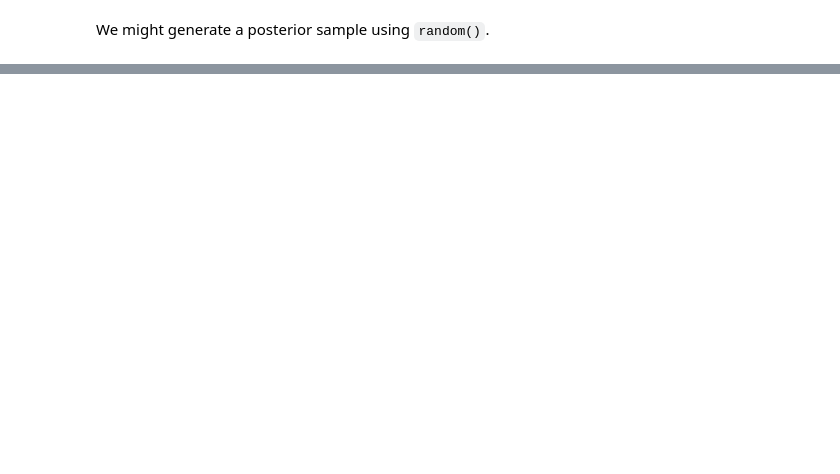
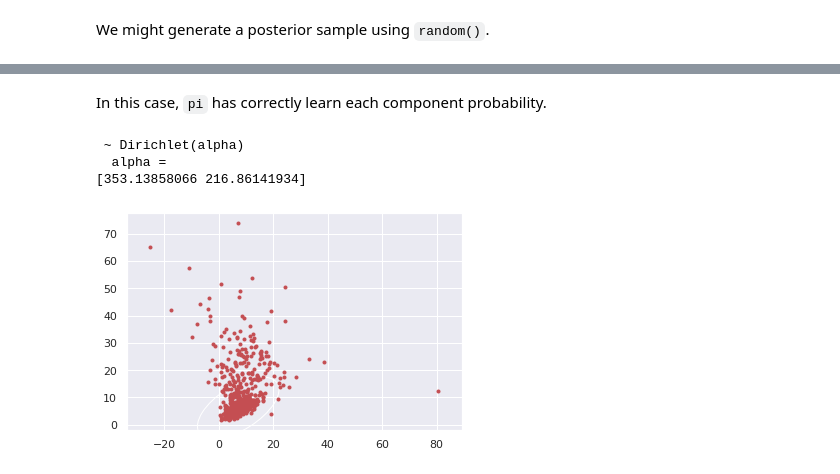
Before and after one commit to Ludvins/Statistical-Models-with-Variational-Methods, a Jupyter notebook: src/Gaussian_mixture_BayesPy_Breast_Cancer.ipynb, the cells around one changed output, grey strips where cells are left out. Saved outputs shown, nothing was run; the diff lists cells and outputs as text; code cells hidden in the pictures; blank space fills up the shorter version.

```diff
--- a/src/Gaussian_mixture_BayesPy_Breast_Cancer.ipynb
+++ b/src/Gaussian_mixture_BayesPy_Breast_Cancer.ipynb
@@ -228,0 +162,8 @@ print(x.random())
+# %%
+vae_model = vae(2, 100, dim)
+q_vae = Q_vae(2, 100, dim)
+
+optimizer = tf.train.AdamOptimizer(0.01)
+VI_vae = inf.inference.VI(q_vae, optimizer=optimizer, epochs=4000)
+vae_model.fit({"x": X}, VI_vae)
+data = vae_model.posterior("z", data={"x": X}).sample()
@@ -228,0 +193,8 @@ print(x.random())
+# %%
+x, z, pi, mu, Lambda = GaussianMixture(dim = data.shape[1],
+                                       n_components = len(y.unique()),
+                                       n_samples = X.shape[0])
+x.observe(data)
+Q = VB(x, mu, z, Lambda, pi)
+z.initialize_from_random()
+Q.update(repeat=1000)
@@ -228,0 +219,13 @@ print(x.random())
+# %% [markdown]
+In this case, `pi` has correctly learn each component probability.
+# %%
+print(pi)
+# %% [output]
+ ~ Dirichlet(alpha)
+  alpha =
+[353.13858066 216.86141934]
+# %%
+bpplt.gaussian_mixture_2d(x, alpha=pi, scale=5)
+bpplt.pyplot.show()
+# %% [output]
+[figure, added]
```
Also changed, not shown: parts of 34 cells of this notebook, 4 other files.
